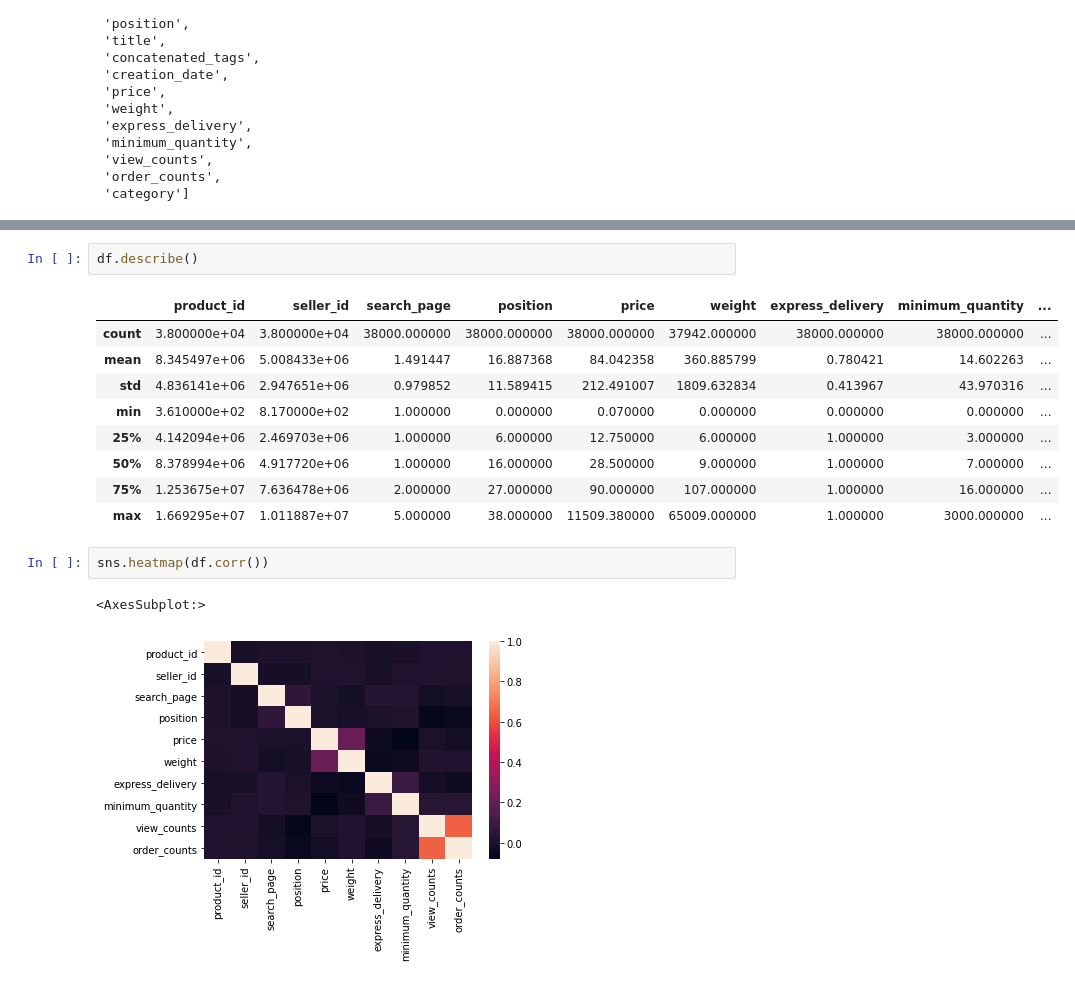
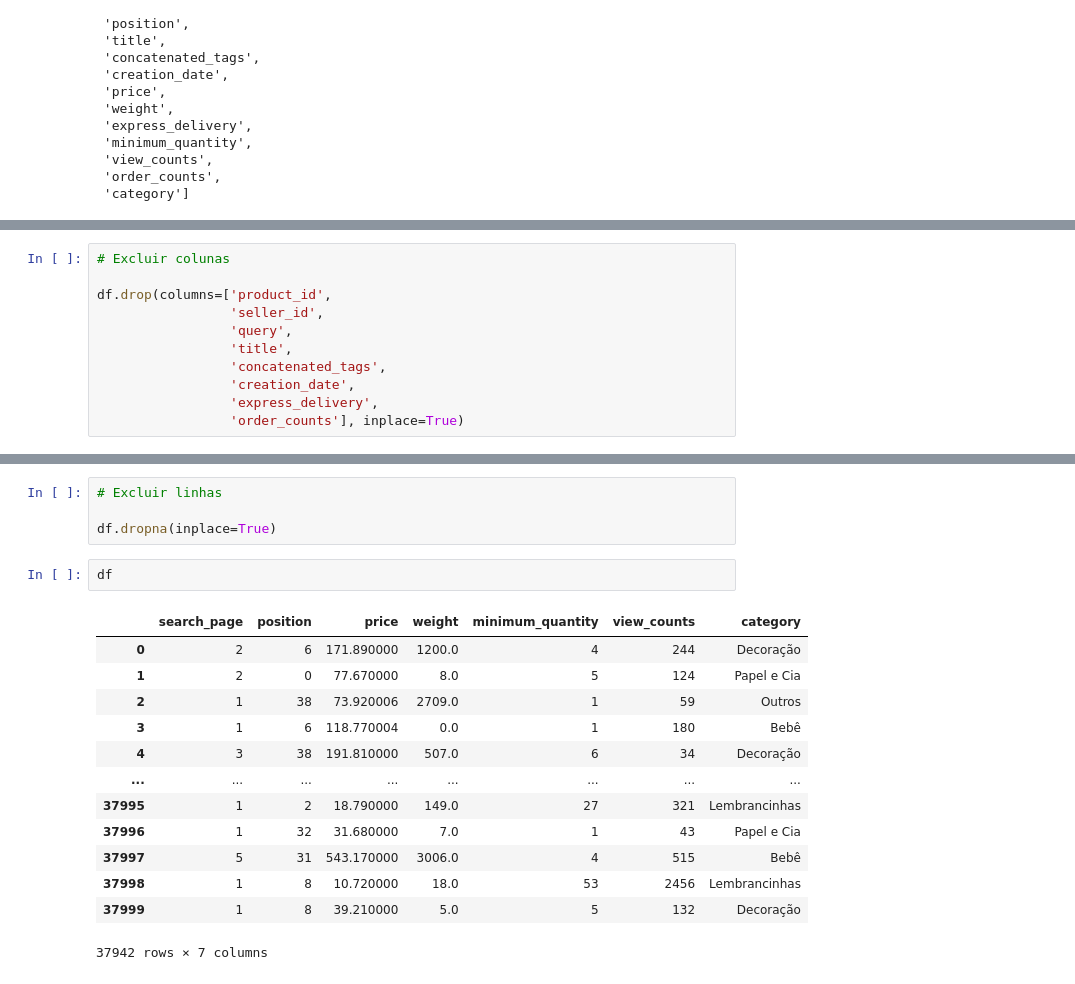
Before and after one commit to Chikuji/intelligent-systems-project, a Jupyter notebook: training/trainer.ipynb, the cells around one changed output, grey strips where cells are left out. Drawn from its saved outputs; the diff is of its cells as text.

```diff
--- a/training/trainer.ipynb
+++ b/training/trainer.ipynb
@@ -84,0 +89,11 @@ print(min(df['creation_date']))
+# %%
+# Excluir colunas
+
+df.drop(columns=['product_id',
+                 'seller_id',
+                 'query',
+                 'title',
+                 'concatenated_tags',
+                 'creation_date',
+                 'express_delivery',
+                 'order_counts'], inplace=True)
@@ -85,17 +111,20 @@ print(min(df['creation_date']))
+# %%
+# Excluir linhas
+
+df.dropna(inplace=True)
 # %%
-df.describe()
+df
 # %% [output]
-|  | product_id | seller_id | search_page | position | price | weight | express_delivery | minimum_quantity | ... |
-| count | 3.800000e+04 | 3.800000e+04 | 38000.000000 | 38000.000000 | 38000.000000 | 37942.000000 | 38000.000000 | 38000.000000 | ... |
-| mean | 8.345497e+06 | 5.008433e+06 | 1.491447 | 16.887368 | 84.042358 | 360.885799 | 0.780421 | 14.602263 | ... |
-| std | 4.836141e+06 | 2.947651e+06 | 0.979852 | 11.589415 | 212.491007 | 1809.632834 | 0.413967 | 43.970316 | ... |
-| min | 3.610000e+02 | 8.170000e+02 | 1.000000 | 0.000000 | 0.070000 | 0.000000 | 0.000000 | 0.000000 | ... |
-| 25% | 4.142094e+06 | 2.469703e+06 | 1.000000 | 6.000000 | 12.750000 | 6.000000 | 1.000000 | 3.000000 | ... |
-| 50% | 8.378994e+06 | 4.917720e+06 | 1.000000 | 16.000000 | 28.500000 | 9.000000 | 1.000000 | 7.000000 | ... |
-| 75% | 1.253675e+07 | 7.636478e+06 | 2.000000 | 27.000000 | 90.000000 | 107.000000 | 1.000000 | 16.000000 | ... |
-| max | 1.669295e+07 | 1.011887e+07 | 5.000000 | 38.000000 | 11509.380000 | 65009.000000 | 1.000000 | 3000.000000 | ... |
+|  | search_page | position | price | weight | minimum_quantity | view_counts | category |
+| 0 | 2 | 6 | 171.890000 | 1200.0 | 4 | 244 | Decoração |
+| 1 | 2 | 0 | 77.670000 | 8.0 | 5 | 124 | Papel e Cia |
+| 2 | 1 | 38 | 73.920006 | 2709.0 | 1 | 59 | Outros |
+| 3 | 1 | 6 | 118.770004 | 0.0 | 1 | 180 | Bebê |
+| 4 | 3 | 38 | 191.810000 | 507.0 | 6 | 34 | Decoração |
+| ... | ... | ... | ... | ... | ... | ... | ... |
+| 37995 | 1 | 2 | 18.790000 | 149.0 | 27 | 321 | Lembrancinhas |
+| 37996 | 1 | 32 | 31.680000 | 7.0 | 1 | 43 | Papel e Cia |
+| 37997 | 5 | 31 | 543.170000 | 3006.0 | 4 | 515 | Bebê |
+| 37998 | 1 | 8 | 10.720000 | 18.0 | 53 | 2456 | Lembrancinhas |
+| 37999 | 1 | 8 | 39.210000 | 5.0 | 5 | 132 | Decoração |
+37942 rows × 7 columns
-# %%
-sns.heatmap(df.corr())
-# %% [output]
-<AxesSubplot:>
-[figure, removed]
```
Also changed, not shown: parts of 34 cells of this notebook, 4 other files.
